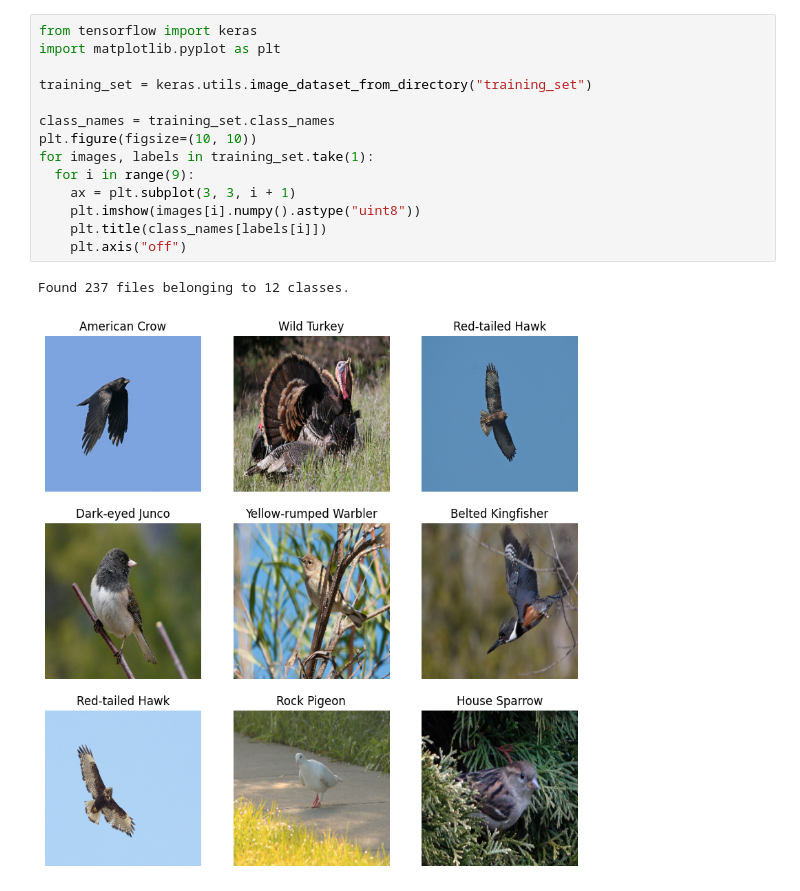
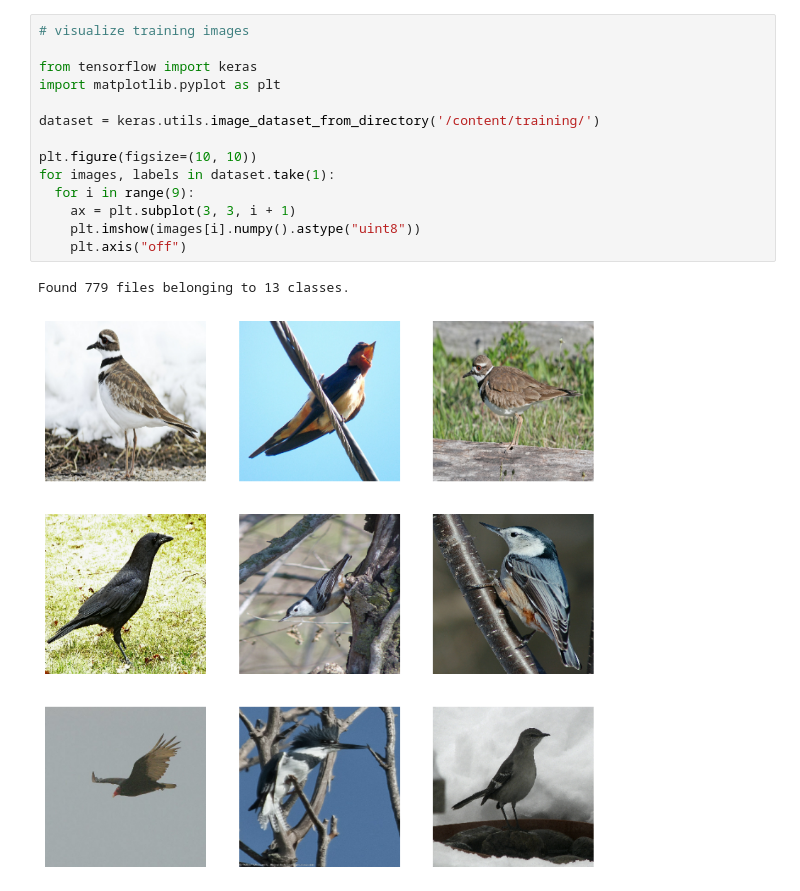
Before and after one commit to Sungrebe/Bird_Guide_App, a Jupyter notebook: bird_guide.ipynb, the cells around one changed output. Drawn from its saved outputs; the diff is of its cells as text.

```diff
--- a/bird_guide.ipynb
+++ b/bird_guide.ipynb
@@ -3,17 +79,17 @@
 # %%
+# visualize training images
+
 from tensorflow import keras
 import matplotlib.pyplot as plt
 
-training_set = keras.utils.image_dataset_from_directory("training_set")
+dataset = keras.utils.image_dataset_from_directory('/content/training/')
 
-class_names = training_set.class_names
 plt.figure(figsize=(10, 10))
-for images, labels in training_set.take(1):
+for images, labels in dataset.take(1):
   for i in range(9):
     ax = plt.subplot(3, 3, i + 1)
     plt.imshow(images[i].numpy().astype("uint8"))
-    plt.title(class_names[labels[i]])
     plt.axis("off")
 # %% [output]
-Found 237 files belonging to 12 classes.
+Found 779 files belonging to 13 classes.
-[figure, old version]
+[figure, new version]
```
Also changed, not shown: parts of 3 cells of this notebook.
